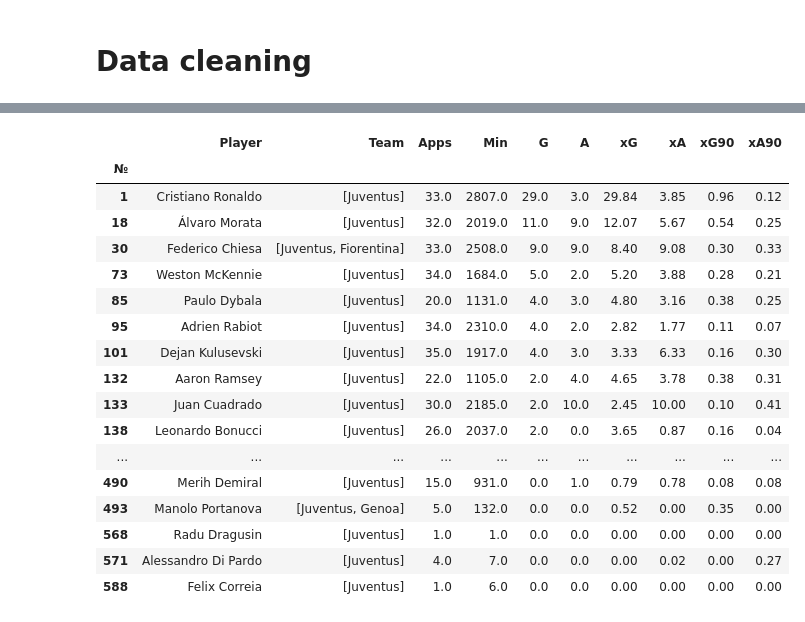
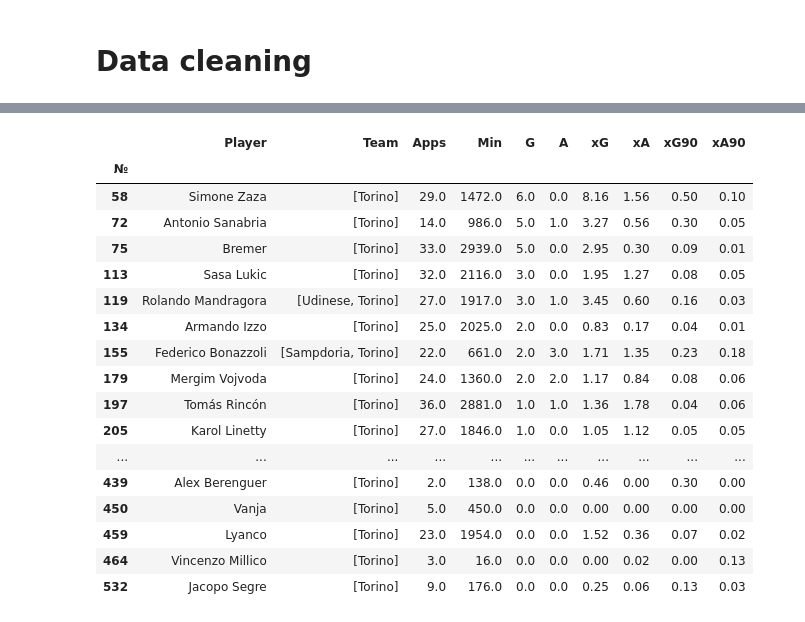
Before and after one commit to Absinthe31/ProgettoINFORET, a Jupyter notebook: Matches_predictor.ipynb, the cells around one changed output, grey strips where cells are left out. Saved outputs shown, nothing was run; the diff lists cells and outputs as text; code cells hidden in the pictures.

```diff
--- a/Matches_predictor.ipynb
+++ b/Matches_predictor.ipynb
@@ -344,20 +236,25 @@ def get_table(i,l,leaderboard,driver):
         except NoSuchElementException:
             break
 # %%
+#display = Display(size=(1920, 1080))
+#display.start()
+url = 'https://understat.com/league/Serie_A/2020'
 
-display = Display(size=(1920, 1080))
-display.start()
-url = 'https://understat.com/league/Serie_A/2020'
+import sys
+sys.path.insert(0,'/usr/lib/chromium-browser/chromedriver')
+
 options = webdriver.ChromeOptions()
 options.add_argument('--disable-dev-shm-usage')
-options.binary_location = "/usr/bin/google-chrome-stable"
-chrome_driver_binary = "/data/notebook_files/chromedriver"
-d = webdriver.Chrome(chrome_driver_binary,chrome_options=options)
+options.add_argument('--headless')
+options.add_argument('--no-sandbox')
+#options.binary_location = "/usr/bin/google-chrome-stable"
+#chrome_driver_binary = "./chromedriver"
+#d = webdriver.Chrome(service=ChromeService(ChromeDriverManager().install()),options = options)
+d = webdriver.Chrome('chromedriver',options=options)
 d.get(url)
-
 def get_tables(s_date, e_date,driver):
 
-    driver = webdriver.Chrome(chrome_driver_binary,chrome_options=options)
+    driver = webdriver.Chrome('chromedriver',options = options)
     driver.get(url)
 
     driver.find_element('name','date-start').click()
@@ -1783,21 +1186,21 @@ matches_df.isna()['']
 # %%
-p[['Juventus' in team for team in p.Team]]
+p[[('Torino' in x) for x in p.Team]]
 # %% [output]
 |  | Player | Team | Apps | Min | G | A | xG | xA | xG90 | xA90 |
 | № |  |  |  |  |  |  |  |  |  |  |
-| 1 | Cristiano Ronaldo | [Juventus] | 33.0 | 2807.0 | 29.0 | 3.0 | 29.84 | 3.85 | 0.96 | 0.12 |
-| 18 | Álvaro Morata | [Juventus] | 32.0 | 2019.0 | 11.0 | 9.0 | 12.07 | 5.67 | 0.54 | 0.25 |
-| 30 | Federico Chiesa | [Juventus, Fiorentina] | 33.0 | 2508.0 | 9.0 | 9.0 | 8.40 | 9.08 | 0.30 | 0.33 |
-| 73 | Weston McKennie | [Juventus] | 34.0 | 1684.0 | 5.0 | 2.0 | 5.20 | 3.88 | 0.28 | 0.21 |
-| 85 | Paulo Dybala | [Juventus] | 20.0 | 1131.0 | 4.0 | 3.0 | 4.80 | 3.16 | 0.38 | 0.25 |
-| 95 | Adrien Rabiot | [Juventus] | 34.0 | 2310.0 | 4.0 | 2.0 | 2.82 | 1.77 | 0.11 | 0.07 |
-| 101 | Dejan Kulusevski | [Juventus] | 35.0 | 1917.0 | 4.0 | 3.0 | 3.33 | 6.33 | 0.16 | 0.30 |
-| 132 | Aaron Ramsey | [Juventus] | 22.0 | 1105.0 | 2.0 | 4.0 | 4.65 | 3.78 | 0.38 | 0.31 |
-| 133 | Juan Cuadrado | [Juventus] | 30.0 | 2185.0 | 2.0 | 10.0 | 2.45 | 10.00 | 0.10 | 0.41 |
-| 138 | Leonardo Bonucci | [Juventus] | 26.0 | 2037.0 | 2.0 | 0.0 | 3.65 | 0.87 | 0.16 | 0.04 |
+| 58 | Simone Zaza | [Torino] | 29.0 | 1472.0 | 6.0 | 0.0 | 8.16 | 1.56 | 0.50 | 0.10 |
+| 72 | Antonio Sanabria | [Torino] | 14.0 | 986.0 | 5.0 | 1.0 | 3.27 | 0.56 | 0.30 | 0.05 |
+| 75 | Bremer | [Torino] | 33.0 | 2939.0 | 5.0 | 0.0 | 2.95 | 0.30 | 0.09 | 0.01 |
+| 113 | Sasa Lukic | [Torino] | 32.0 | 2116.0 | 3.0 | 0.0 | 1.95 | 1.27 | 0.08 | 0.05 |
+| 119 | Rolando Mandragora | [Udinese, Torino] | 27.0 | 1917.0 | 3.0 | 1.0 | 3.45 | 0.60 | 0.16 | 0.03 |
+| 134 | Armando Izzo | [Torino] | 25.0 | 2025.0 | 2.0 | 0.0 | 0.83 | 0.17 | 0.04 | 0.01 |
+| 155 | Federico Bonazzoli | [Sampdoria, Torino] | 22.0 | 661.0 | 2.0 | 3.0 | 1.71 | 1.35 | 0.23 | 0.18 |
+| 179 | Mergim Vojvoda | [Torino] | 24.0 | 1360.0 | 2.0 | 2.0 | 1.17 | 0.84 | 0.08 | 0.06 |
+| 197 | Tomás Rincón | [Torino] | 36.0 | 2881.0 | 1.0 | 1.0 | 1.36 | 1.78 | 0.04 | 0.06 |
+| 205 | Karol Linetty | [Torino] | 27.0 | 1846.0 | 1.0 | 0.0 | 1.05 | 1.12 | 0.05 | 0.05 |
 | ... | ... | ... | ... | ... | ... | ... | ... | ... | ... | ... |
-| 490 | Merih Demiral | [Juventus] | 15.0 | 931.0 | 0.0 | 1.0 | 0.79 | 0.78 | 0.08 | 0.08 |
-| 493 | Manolo Portanova | [Juventus, Genoa] | 5.0 | 132.0 | 0.0 | 0.0 | 0.52 | 0.00 | 0.35 | 0.00 |
-| 568 | Radu Dragusin | [Juventus] | 1.0 | 1.0 | 0.0 | 0.0 | 0.00 | 0.00 | 0.00 | 0.00 |
-| 571 | Alessandro Di Pardo | [Juventus] | 4.0 | 7.0 | 0.0 | 0.0 | 0.00 | 0.02 | 0.00 | 0.27 |
-| 588 | Felix Correia | [Juventus] | 1.0 | 6.0 | 0.0 | 0.0 | 0.00 | 0.00 | 0.00 | 0.00 |
+| 439 | Alex Berenguer | [Torino] | 2.0 | 138.0 | 0.0 | 0.0 | 0.46 | 0.00 | 0.30 | 0.00 |
+| 450 | Vanja | [Torino] | 5.0 | 450.0 | 0.0 | 0.0 | 0.00 | 0.00 | 0.00 | 0.00 |
+| 459 | Lyanco | [Torino] | 23.0 | 1954.0 | 0.0 | 0.0 | 1.52 | 0.36 | 0.07 | 0.02 |
+| 464 | Vincenzo Millico | [Torino] | 3.0 | 16.0 | 0.0 | 0.0 | 0.00 | 0.02 | 0.00 | 0.13 |
+| 532 | Jacopo Segre | [Torino] | 9.0 | 176.0 | 0.0 | 0.0 | 0.25 | 0.06 | 0.13 | 0.03 |
```
Also changed, not shown: parts of 59 cells of this notebook, 4 other files.
